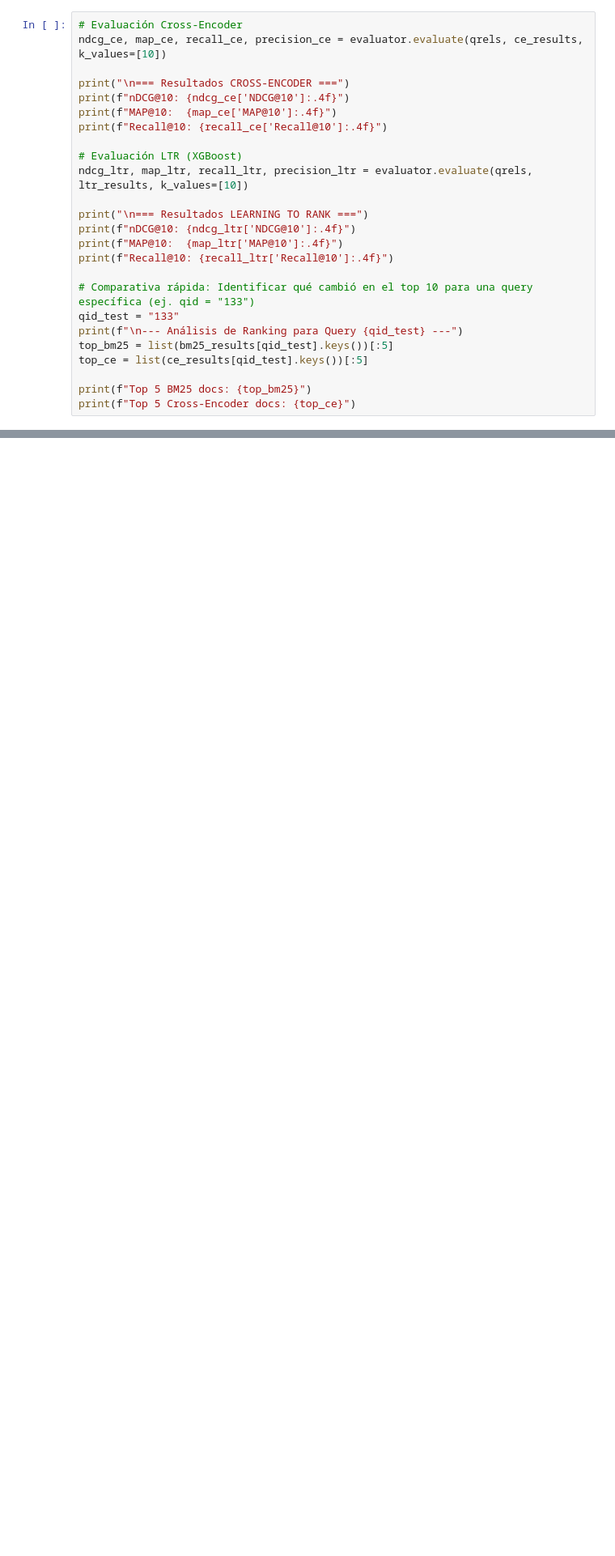
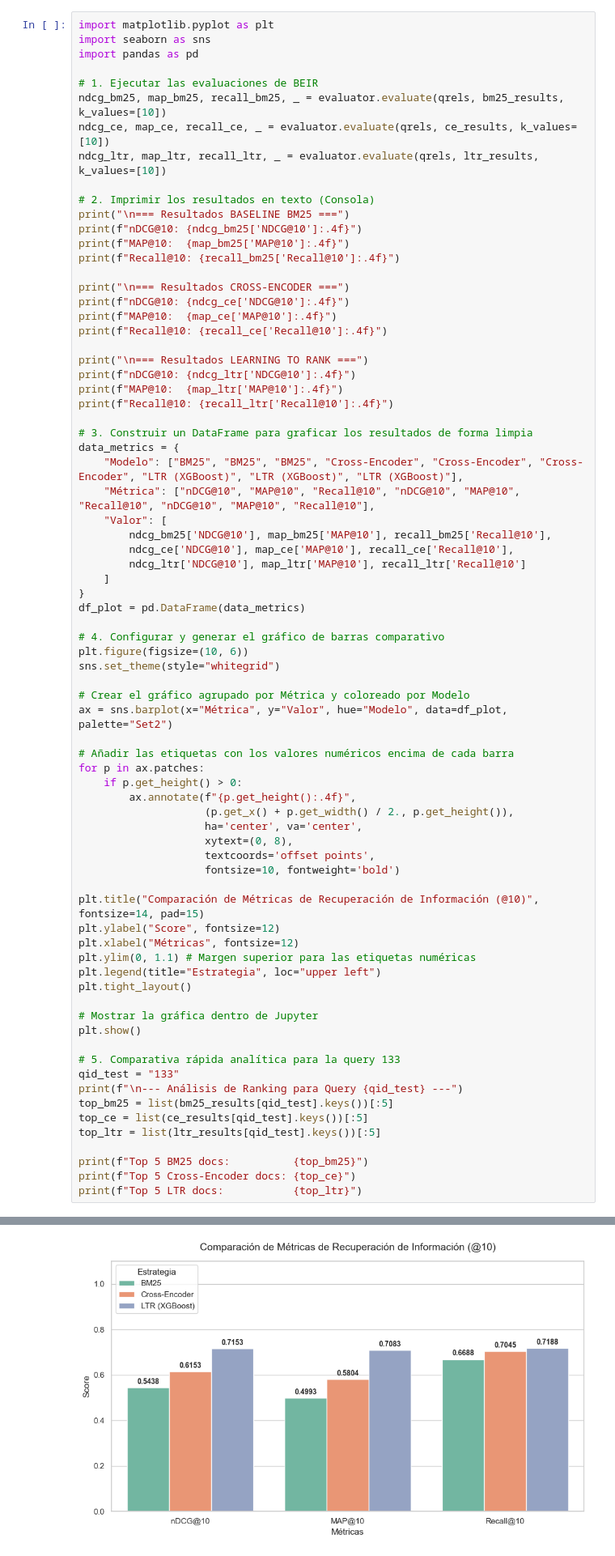
Before and after one commit to LAINE30/Recuperacion_Informacion, a Jupyter notebook: 10reranking/10reranking.ipynb, the cells around one changed output, grey strips where cells are left out. Shown at 81% size. Saved outputs shown, nothing was run; the diff lists cells and outputs as text; blank space fills up the shorter version.

```diff
--- a/10reranking/10reranking.ipynb
+++ b/10reranking/10reranking.ipynb
@@ -283,27 +313,78 @@ Calcular métricas:
 * MAP
 * Recall@10
 # %%
-# Evaluación Cross-Encoder
-ndcg_ce, map_ce, recall_ce, precision_ce = evaluator.evaluate(qrels, ce_results, k_values=[10])
+import matplotlib.pyplot as plt
+import seaborn as sns
+import pandas as pd
+
+# 1. Ejecutar las evaluaciones de BEIR
+ndcg_bm25, map_bm25, recall_bm25, _ = evaluator.evaluate(qrels, bm25_results, k_values=[10])
+ndcg_ce, map_ce, recall_ce, _ = evaluator.evaluate(qrels, ce_results, k_values=[10])
+ndcg_ltr, map_ltr, recall_ltr, _ = evaluator.evaluate(qrels, ltr_results, k_values=[10])
+
+# 2. Imprimir los resultados en texto (Consola)
+print("\n=== Resultados BASELINE BM25 ===")
+print(f"nDCG@10: {ndcg_bm25['NDCG@10']:.4f}")
+print(f"MAP@10:  {map_bm25['MAP@10']:.4f}")
+print(f"Recall@10: {recall_bm25['Recall@10']:.4f}")
 
 print("\n=== Resultados CROSS-ENCODER ===")
 print(f"nDCG@10: {ndcg_ce['NDCG@10']:.4f}")
 print(f"MAP@10:  {map_ce['MAP@10']:.4f}")
 print(f"Recall@10: {recall_ce['Recall@10']:.4f}")
 
-# Evaluación LTR (XGBoost)
-ndcg_ltr, map_ltr, recall_ltr, precision_ltr = evaluator.evaluate(qrels, ltr_results, k_values=[10])
-
 print("\n=== Resultados LEARNING TO RANK ===")
 print(f"nDCG@10: {ndcg_ltr['NDCG@10']:.4f}")
 print(f"MAP@10:  {map_ltr['MAP@10']:.4f}")
 print(f"Recall@10: {recall_ltr['Recall@10']:.4f}")
 
-# Comparativa rápida: Identificar qué cambió en el top 10 para una query específica (ej. qid = "133")
+# 3. Construir un DataFrame para graficar los resultados de forma limpia
+data_metrics = {
+    "Modelo": ["BM25", "BM25", "BM25", "Cross-Encoder", "Cross-Encoder", "Cross-Encoder", "LTR (XGBoost)", "LTR (XGBoost)", "LTR (XGBoost)"],
+    "Métrica": ["nDCG@10", "MAP@10", "Recall@10", "nDCG@10", "MAP@10", "Recall@10", "nDCG@10", "MAP@10", "Recall@10"],
+    "Valor": [
+        ndcg_bm25['NDCG@10'], map_bm25['MAP@10'], recall_bm25['Recall@10'],
+        ndcg_ce['NDCG@10'], map_ce['MAP@10'], recall_ce['Recall@10'],
+        ndcg_ltr['NDCG@10'], map_ltr['MAP@10'], recall_ltr['Recall@10']
+    ]
+}
+df_plot = pd.DataFrame(data_metrics)
+
+# 4. Configurar y generar el gráfico de barras comparativo
+plt.figure(figsize=(10, 6))
+sns.set_theme(style="whitegrid")
+
+# Crear el gráfico agrupado por Métrica y coloreado por Modelo
+ax = sns.barplot(x="Métrica", y="Valor", hue="Modelo", data=df_plot, palette="Set2")
+
+# Añadir las etiquetas con los valores numéricos encima de cada barra
+for p in ax.patches:
+    if p.get_height() > 0:
+        ax.annotate(f"{p.get_height():.4f}",
+                    (p.get_x() + p.get_width() / 2., p.get_height()),
+                    ha='center', va='center',
+                    xytext=(0, 8),
+                    textcoords='offset points',
+                    fontsize=10, fontweight='bold')
+
+plt.title("Comparación de Métricas de Recuperación de Información (@10)", fontsize=14, pad=15)
+plt.ylabel("Score", fontsize=12)
+plt.xlabel("Métricas", fontsize=12)
+plt.ylim(0, 1.1) # Margen superior para las etiquetas numéricas
+plt.legend(title="Estrategia", loc="upper left")
+plt.tight_layout()
+
+# Mostrar la gráfica dentro de Jupyter
+plt.show()
+
+# 5. Comparativa rápida analítica para la query 133
 qid_test = "133"
 print(f"\n--- Análisis de Ranking para Query {qid_test} ---")
 top_bm25 = list(bm25_results[qid_test].keys())[:5]
 top_ce = list(ce_results[qid_test].keys())[:5]
+top_ltr = list(ltr_results[qid_test].keys())[:5]
 
-print(f"Top 5 BM25 docs: {top_bm25}")
+print(f"Top 5 BM25 docs:          {top_bm25}")
 print(f"Top 5 Cross-Encoder docs: {top_ce}")
+print(f"Top 5 LTR docs:           {top_ltr}")
+# %% [output]
@@ -309,0 +405 @@ print(f"Top 5 Cross-Encoder docs: {top_ce}")
+[figure, added]
```
Also changed, not shown: parts of 2 cells of this notebook.
